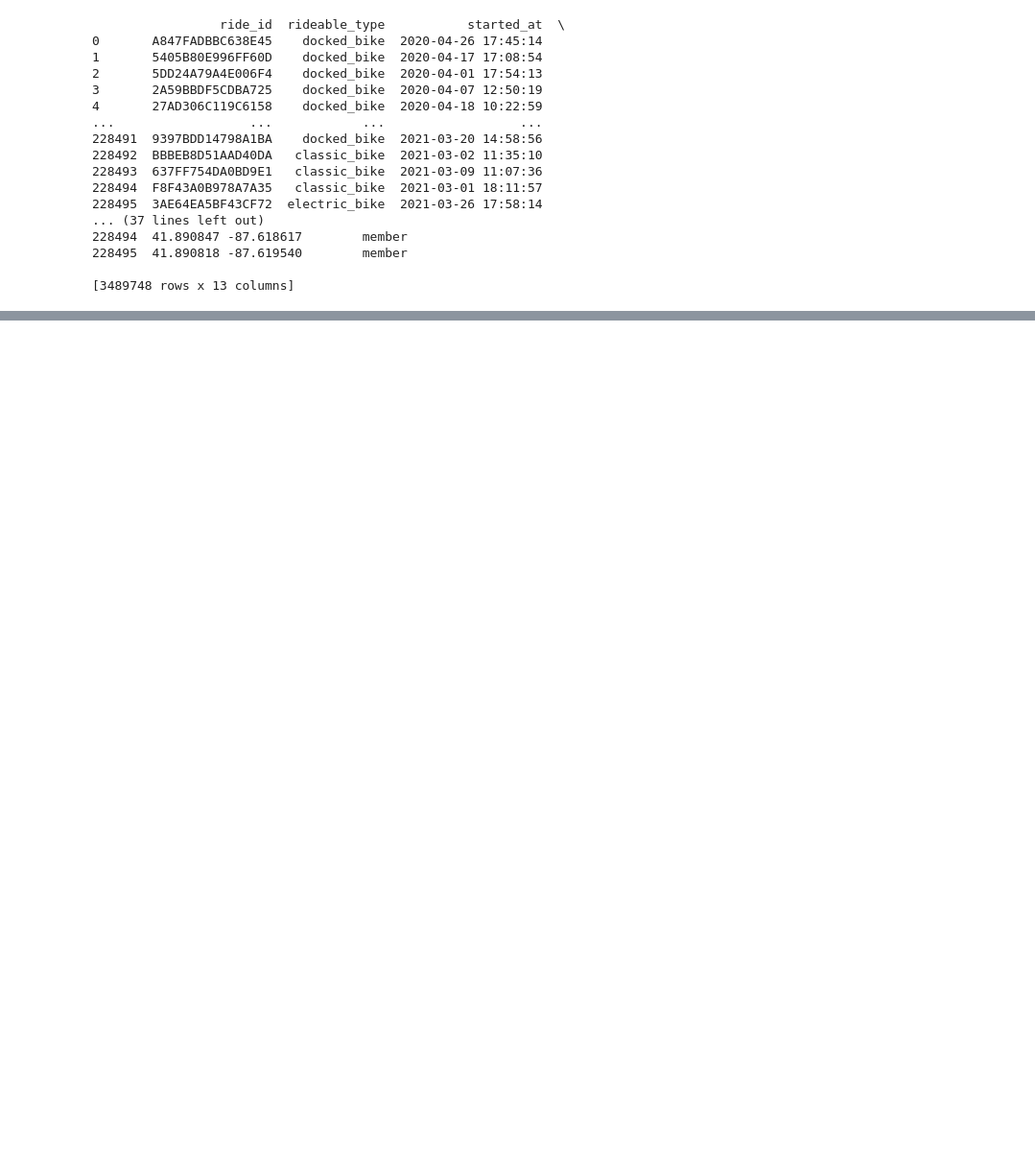
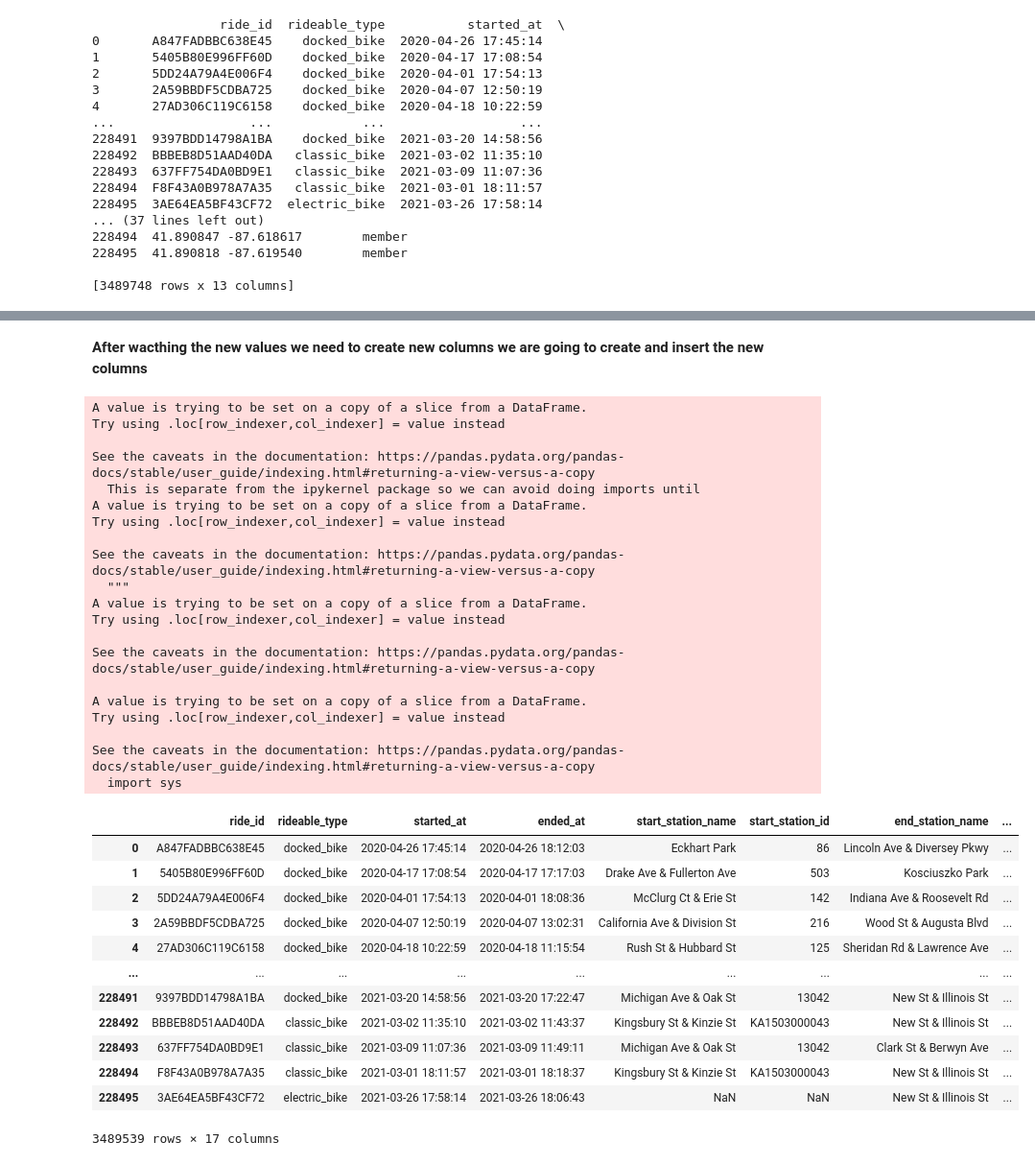
Before and after one commit to Ladislau2020/2021, a Jupyter notebook: capstone-project-from-google.ipynb, the cells around one changed output, grey strips where cells are left out. Shown at 96% size. Drawn from its saved outputs; the diff is of its cells as text; code cells hidden in the pictures; blank space fills up the shorter version.

```diff
--- a/capstone-project-from-google.ipynb
+++ b/capstone-project-from-google.ipynb
@@ -55,0 +280,5 @@ print(tripdata)
+# %%
+# Converting to a datetime format the column that was in an object format
+
+
+tripdataV1["started_at"] = pd.to_datetime(tripdataV1["started_at"])
@@ -55,0 +308,4 @@ print(tripdata)
+# %%
+# Converting the ended_at column to datetime format
+
+tripdataV1["ended_at"] = pd.to_datetime(tripdataV1["ended_at"])
@@ -55,0 +467,47 @@ print(tripdata)
+# %% [markdown]
+**After wacthing the new values we need to create new columns we are going to create and insert the new columns**
+# %%
+# Adding the day as a new columns
+
+tripdataV1["weekday"] = tripdataV1["started_at"].dt.day_name() #the code for the new "weekday" column
+
+tripdataV1["day"] = tripdataV1["started_at"].dt.day
+tripdataV1["month"] = tripdataV1["started_at"].dt.month
+tripdataV1["year"] = tripdataV1["started_at"].dt.year
+
+
+tripdataV1
+# %% [output]
+A value is trying to be set on a copy of a slice from a DataFrame.
+Try using .loc[row_indexer,col_indexer] = value instead
+
+See the caveats in the documentation: https://pandas.pydata.org/pandas-docs/stable/user_guide/indexing.html#returning-a-view-versus-a-copy
+  This is separate from the ipykernel package so we can avoid doing imports until
+A value is trying to be set on a copy of a slice from a DataFrame.
+Try using .loc[row_indexer,col_indexer] = value instead
+
+See the caveats in the documentation: https://pandas.pydata.org/pandas-docs/stable/user_guide/indexing.html#returning-a-view-versus-a-copy
+  """
+A value is trying to be set on a copy of a slice from a DataFrame.
+Try using .loc[row_indexer,col_indexer] = value instead
+
+See the caveats in the documentation: https://pandas.pydata.org/pandas-docs/stable/user_guide/indexing.html#returning-a-view-versus-a-copy
+
+A value is trying to be set on a copy of a slice from a DataFrame.
+Try using .loc[row_indexer,col_indexer] = value instead
+
+See the caveats in the documentation: https://pandas.pydata.org/pandas-docs/stable/user_guide/indexing.html#returning-a-view-versus-a-copy
+  import sys
+|  | ride_id | rideable_type | started_at | ended_at | start_station_name | start_station_id | end_station_name | ... |
+| 0 | A847FADBBC638E45 | docked_bike | 2020-04-26 17:45:14 | 2020-04-26 18:12:03 | Eckhart Park | 86 | Lincoln Ave & Diversey Pkwy | ... |
+| 1 | 5405B80E996FF60D | docked_bike | 2020-04-17 17:08:54 | 2020-04-17 17:17:03 | Drake Ave & Fullerton Ave | 503 | Kosciuszko Park | ... |
+| 2 | 5DD24A79A4E006F4 | docked_bike | 2020-04-01 17:54:13 | 2020-04-01 18:08:36 | McClurg Ct & Erie St | 142 | Indiana Ave & Roosevelt Rd | ... |
+| 3 | 2A59BBDF5CDBA725 | docked_bike | 2020-04-07 12:50:19 | 2020-04-07 13:02:31 | California Ave & Division St | 216 | Wood St & Augusta Blvd | ... |
+| 4 | 27AD306C119C6158 | docked_bike | 2020-04-18 10:22:59 | 2020-04-18 11:15:54 | Rush St & Hubbard St | 125 | Sheridan Rd & Lawrence Ave | ... |
+| ... | ... | ... | ... | ... | ... | ... | ... | ... |
+| 228491 | 9397BDD14798A1BA | docked_bike | 2021-03-20 14:58:56 | 2021-03-20 17:22:47 | Michigan Ave & Oak St | 13042 | New St & Illinois St | ... |
+| 228492 | BBBEB8D51AAD40DA | classic_bike | 2021-03-02 11:35:10 | 2021-03-02 11:43:37 | Kingsbury St & Kinzie St | KA1503000043 | New St & Illinois St | ... |
+| 228493 | 637FF754DA0BD9E1 | classic_bike | 2021-03-09 11:07:36 | 2021-03-09 11:49:11 | Michigan Ave & Oak St | 13042 | Clark St & Berwyn Ave | ... |
+| 228494 | F8F43A0B978A7A35 | classic_bike | 2021-03-01 18:11:57 | 2021-03-01 18:18:37 | Kingsbury St & Kinzie St | KA1503000043 | New St & Illinois St | ... |
+| 228495 | 3AE64EA5BF43CF72 | electric_bike | 2021-03-26 17:58:14 | 2021-03-26 18:06:43 | NaN | NaN | New St & Illinois St | ... |
+3489539 rows × 17 columns
```
Also changed, not shown: parts of 36 cells of this notebook.
